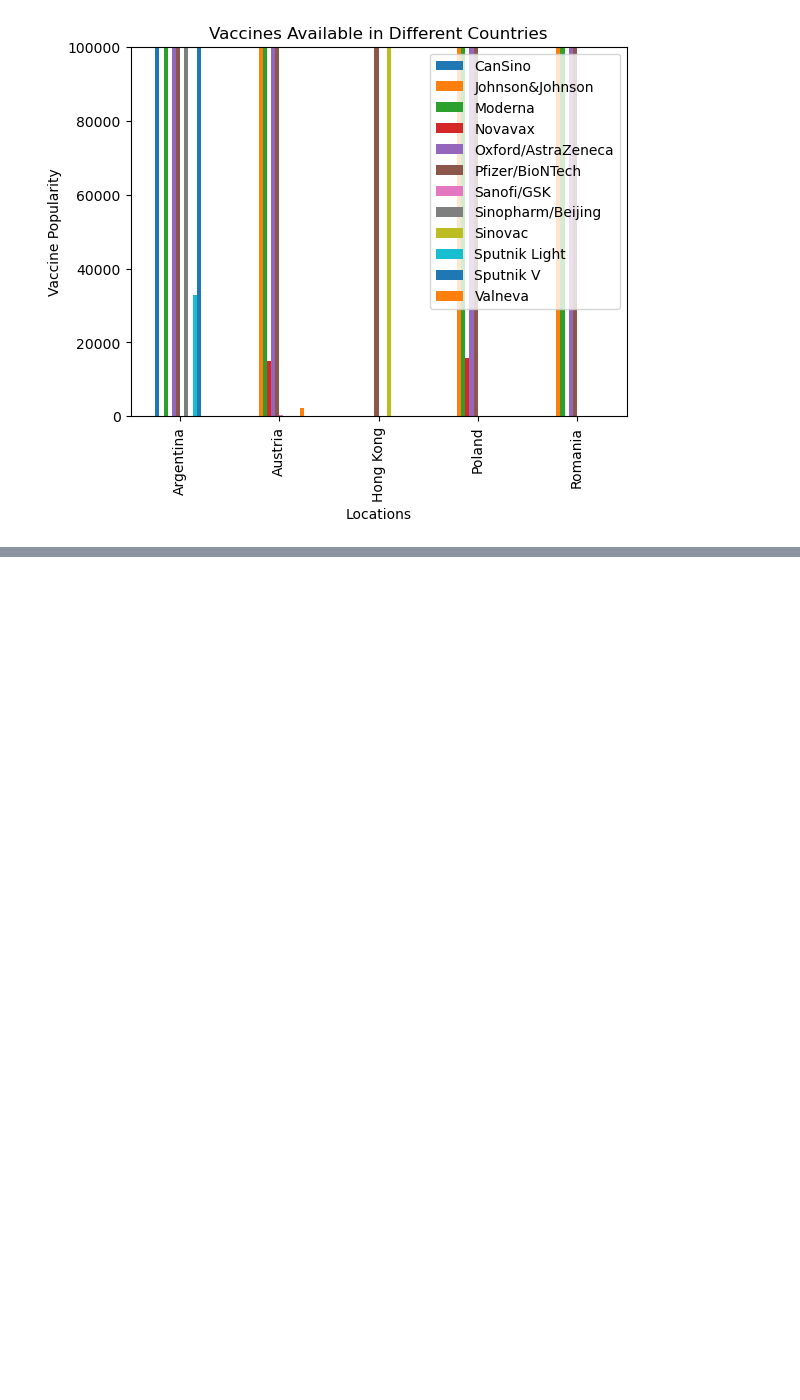
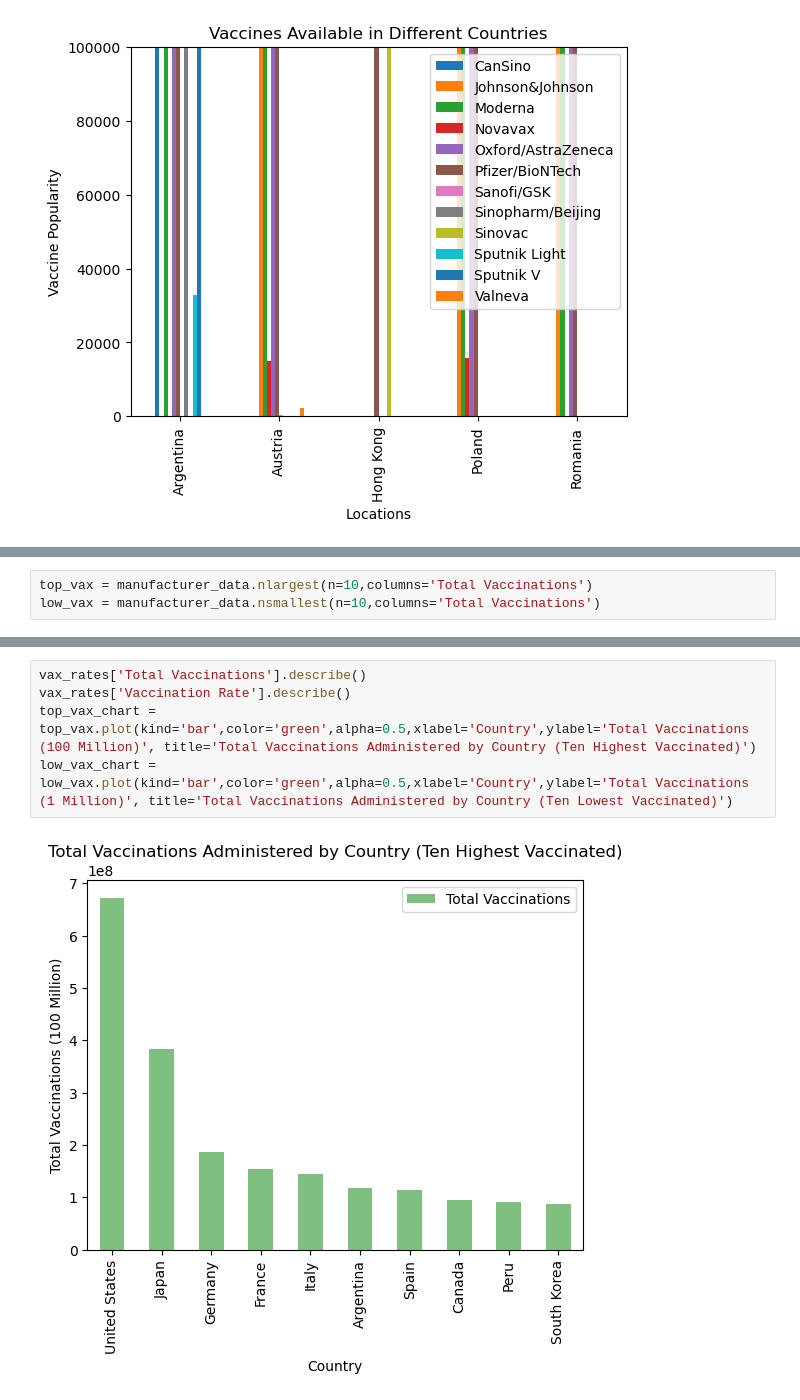
Before and after one commit to gburlew/Project-1, a Jupyter notebook: Notebooks/main.ipynb, the cells around one changed output, grey strips where cells are left out. Drawn from its saved outputs; the diff is of its cells as text; blank space fills up the shorter version.

```diff
--- a/Notebooks/main.ipynb
+++ b/Notebooks/main.ipynb
@@ -387,0 +417,3 @@ plt.show()
+# %%
+top_vax = manufacturer_data.nlargest(n=10,columns='Total Vaccinations')
+low_vax = manufacturer_data.nsmallest(n=10,columns='Total Vaccinations')
@@ -387,0 +442,7 @@ plt.show()
+# %%
+vax_rates['Total Vaccinations'].describe()
+vax_rates['Vaccination Rate'].describe()
+top_vax_chart = top_vax.plot(kind='bar',color='green',alpha=0.5,xlabel='Country',ylabel='Total Vaccinations (100 Million)', title='Total Vaccinations Administered by Country (Ten Highest Vaccinated)')
+low_vax_chart = low_vax.plot(kind='bar',color='green',alpha=0.5,xlabel='Country',ylabel='Total Vaccinations (1 Million)', title='Total Vaccinations Administered by Country (Ten Lowest Vaccinated)')
+# %% [output]
+[figure, added]
```
Also changed, not shown: parts of 11 cells of this notebook.
